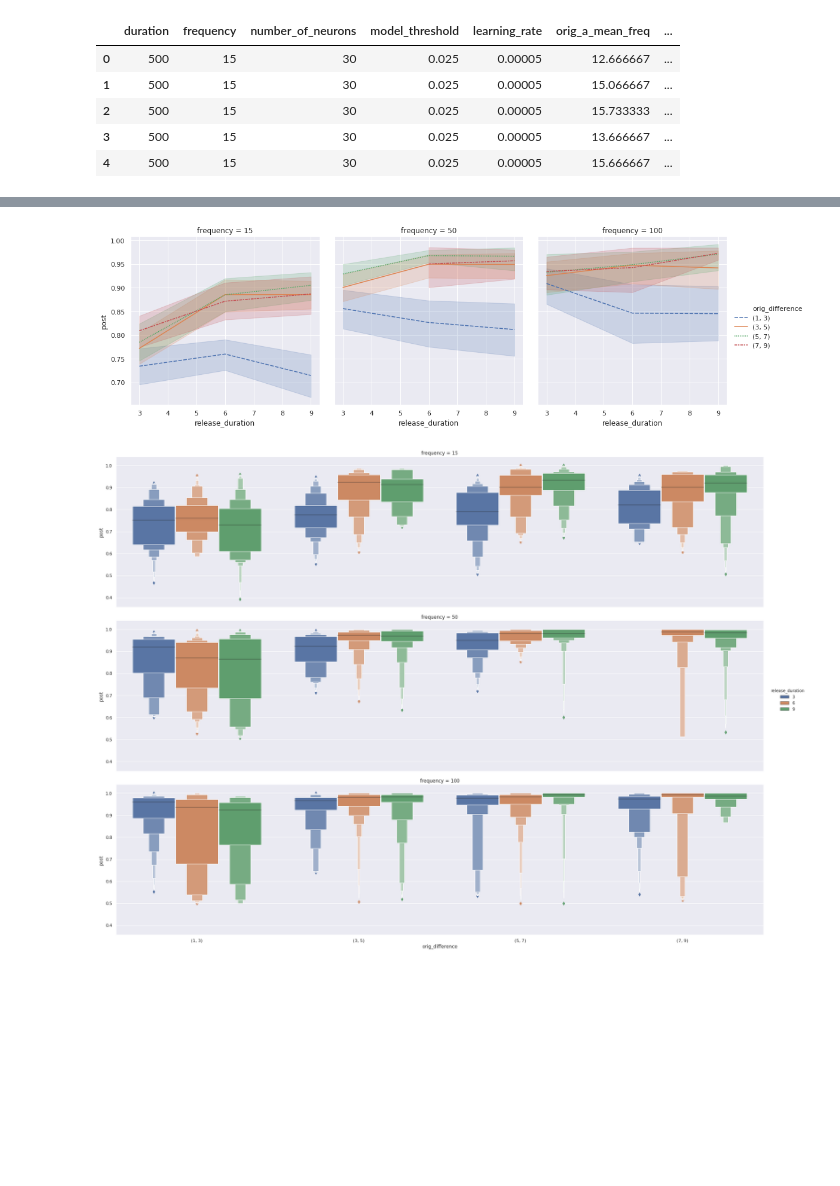
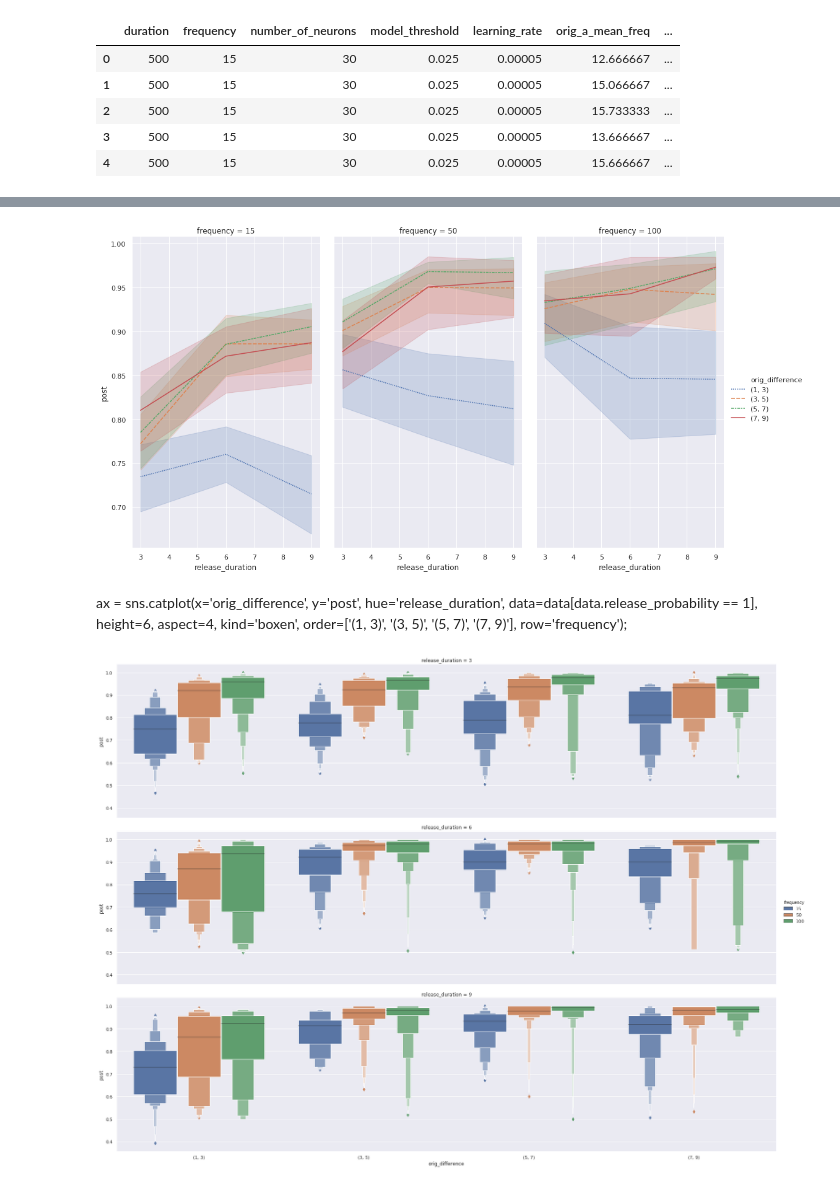
Before and after one commit to ronimb/temporal-coding, a Jupyter notebook: analysis/report_template.ipynb, the cells around one changed output, grey strips where cells are left out. Saved outputs shown, nothing was run; the diff lists cells and outputs as text; code cells hidden in the pictures; blank space fills up the shorter version.

```diff
--- a/analysis/report_template.ipynb
+++ b/analysis/report_template.ipynb
@@ -6,7 +6,7 @@ import numpy as np
 # %% [markdown]
 Specify data location and load the data
 # %%
-data_location = '/home/ron/OneDrive/Documents/Masters/Parnas/temporal-coding/Results/exp_results.pkl'
+data_location = '/home/ron/OneDrive/Documents/Masters/Parnas/temporal-coding/Results/all_experiment_results.pkl'
 data = pd.read_pickle(data_location)
 data.head()
 # %% [output]
@@ -25,12 +25,15 @@ sns.relplot(x='orig_difference', y='post', data=data, col='frequency',
 # %%
-sns.relplot(x='release_duration', y='post', data=data, col='frequency',
+sns.relplot(x='release_duration', y='post', data=data[data.release_probability == 1], col='frequency',
             style='orig_difference', hue='orig_difference',
-            kind='line', height=5, aspect=1,
+            kind='line', height=8, aspect=0.6,
             hue_order=['(1, 3)', '(3, 5)', '(5, 7)', '(7, 9)']);
 # %% [output]
-[figure, old version]
+[figure, new version]
+# %% [markdown]
+ax = sns.catplot(x='orig_difference', y='post', hue='release_duration', data=data[data.release_probability == 1], height=6, aspect=4, kind='boxen',
+                order=['(1, 3)', '(3, 5)', '(5, 7)', '(7, 9)'], row='frequency');
 # %%
-ax = sns.catplot(x='orig_difference', y='post', hue='release_duration', data=data, height=6, aspect=4, kind='boxen',
-                order=['(1, 3)', '(3, 5)', '(5, 7)', '(7, 9)'], row='frequency');
+ax = sns.catplot(x='orig_difference', y='post', hue='frequency', data=data[data.release_probability == 1], height=6, aspect=4, kind='boxen',
+                order=['(1, 3)', '(3, 5)', '(5, 7)', '(7, 9)'], row='release_duration');
 # %% [output]
-[figure, old version]
+[figure, new version]
```
Also changed, not shown: parts of 2 cells of this notebook, 3 other files.
